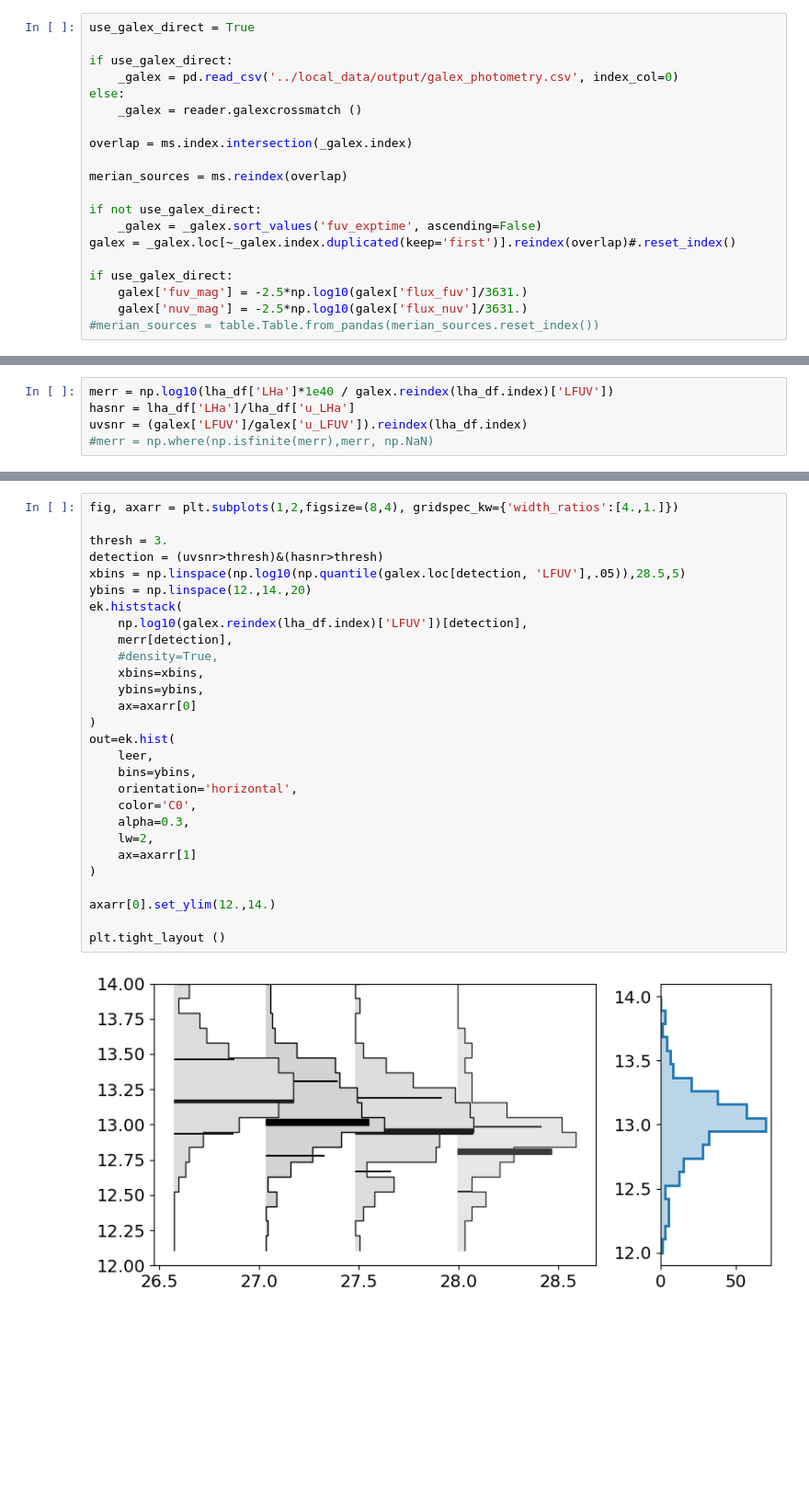
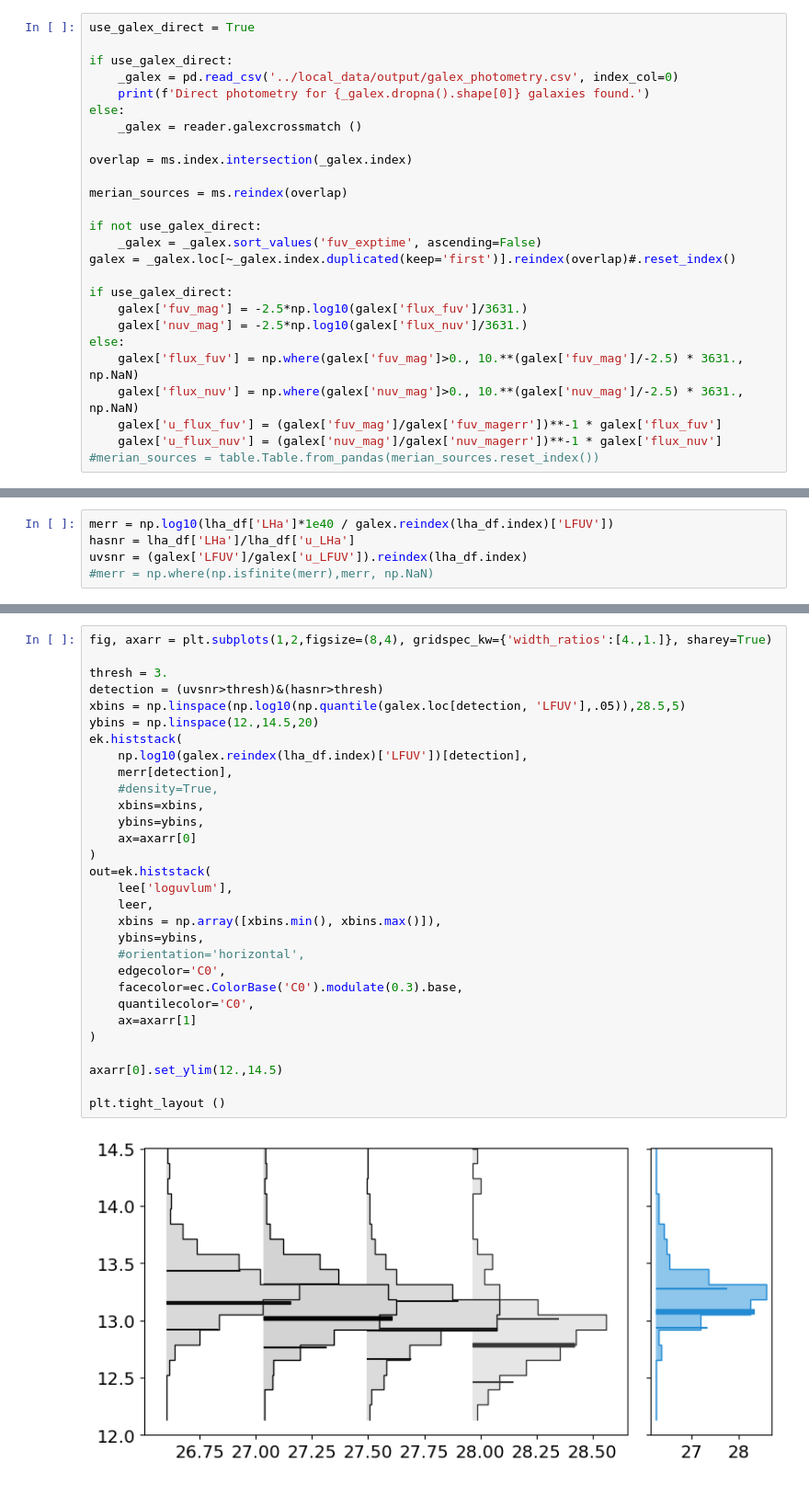
Before and after one commit to ekadofong/agrias, a Jupyter notebook: notebooks/HalphaDirectPhotometry.ipynb, the cells around one changed output, grey strips where cells are left out. Shown at 92% size. Drawn from its saved outputs; the diff is of its cells as text; blank space fills up the shorter version.

```diff
--- a/notebooks/HalphaDirectPhotometry.ipynb
+++ b/notebooks/HalphaDirectPhotometry.ipynb
@@ -25,6 +27,7 @@ use_galex_direct = True
 
 if use_galex_direct:
     _galex = pd.read_csv('../local_data/output/galex_photometry.csv', index_col=0)
+    print(f'Direct photometry for {_galex.dropna().shape[0]} galaxies found.')
 else:
     _galex = reader.galexcrossmatch ()
 
@@ -39,4 +42,9 @@ galex = _galex.loc[~_galex.index.duplicated(keep='first')].reindex(overlap)#.res
 if use_galex_direct:
     galex['fuv_mag'] = -2.5*np.log10(galex['flux_fuv']/3631.)
     galex['nuv_mag'] = -2.5*np.log10(galex['flux_nuv']/3631.)
+else:
+    galex['flux_fuv'] = np.where(galex['fuv_mag']>0., 10.**(galex['fuv_mag']/-2.5) * 3631., np.NaN)
+    galex['flux_nuv'] = np.where(galex['nuv_mag']>0., 10.**(galex['nuv_mag']/-2.5) * 3631., np.NaN)
+    galex['u_flux_fuv'] = (galex['fuv_mag']/galex['fuv_magerr'])**-1 * galex['flux_fuv']
+    galex['u_flux_nuv'] = (galex['nuv_mag']/galex['nuv_magerr'])**-1 * galex['flux_nuv']
 #merian_sources = table.Table.from_pandas(merian_sources.reset_index())
@@ -196,30 +239,32 @@ Name: M3460277441820373040, dtype: float64
 # %%
-fig, axarr = plt.subplots(1,2,figsize=(8,4), gridspec_kw={'width_ratios':[4.,1.]})
+fig, axarr = plt.subplots(1,2,figsize=(8,4), gridspec_kw={'width_ratios':[4.,1.]}, sharey=True)
 
 thresh = 3.
 detection = (uvsnr>thresh)&(hasnr>thresh)
 xbins = np.linspace(np.log10(np.quantile(galex.loc[detection, 'LFUV'],.05)),28.5,5)
-ybins = np.linspace(12.,14.,20)
+ybins = np.linspace(12.,14.5,20)
 ek.histstack(
     np.log10(galex.reindex(lha_df.index)['LFUV'])[detection],
     merr[detection],
     #density=True,
     xbins=xbins,
     ybins=ybins,
     ax=axarr[0]
 )
-out=ek.hist(
+out=ek.histstack(
+    lee['loguvlum'],
     leer,
-    bins=ybins,
-    orientation='horizontal',
-    color='C0',
-    alpha=0.3,
-    lw=2,
+    xbins = np.array([xbins.min(), xbins.max()]),
+    ybins=ybins,
+    #orientation='horizontal',
+    edgecolor='C0',
+    facecolor=ec.ColorBase('C0').modulate(0.3).base,
+    quantilecolor='C0',
     ax=axarr[1]
 )
 
-axarr[0].set_ylim(12.,14.)
+axarr[0].set_ylim(12.,14.5)
 
 plt.tight_layout ()
 # %% [output]
-[figure, old version]
+[figure, new version]
```
Also changed, not shown: parts of 18 cells of this notebook, 1 other file.
